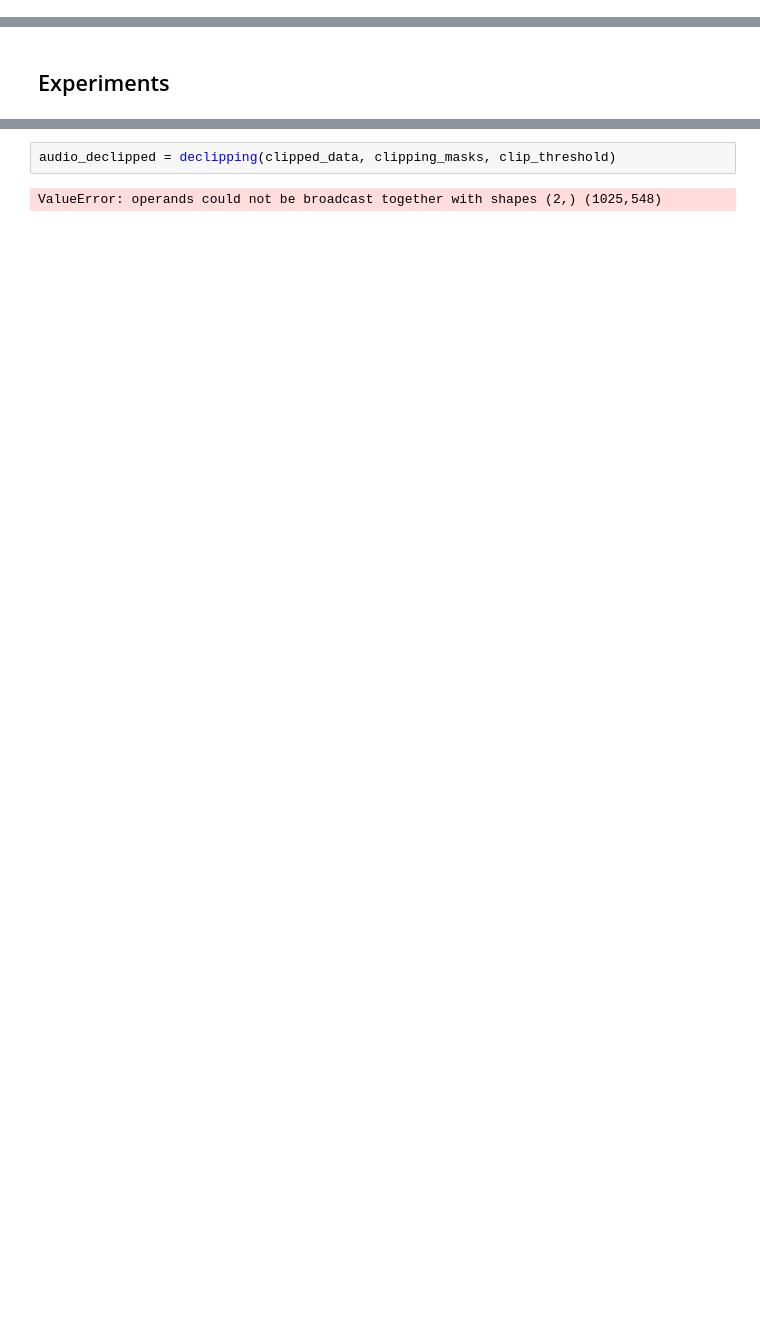
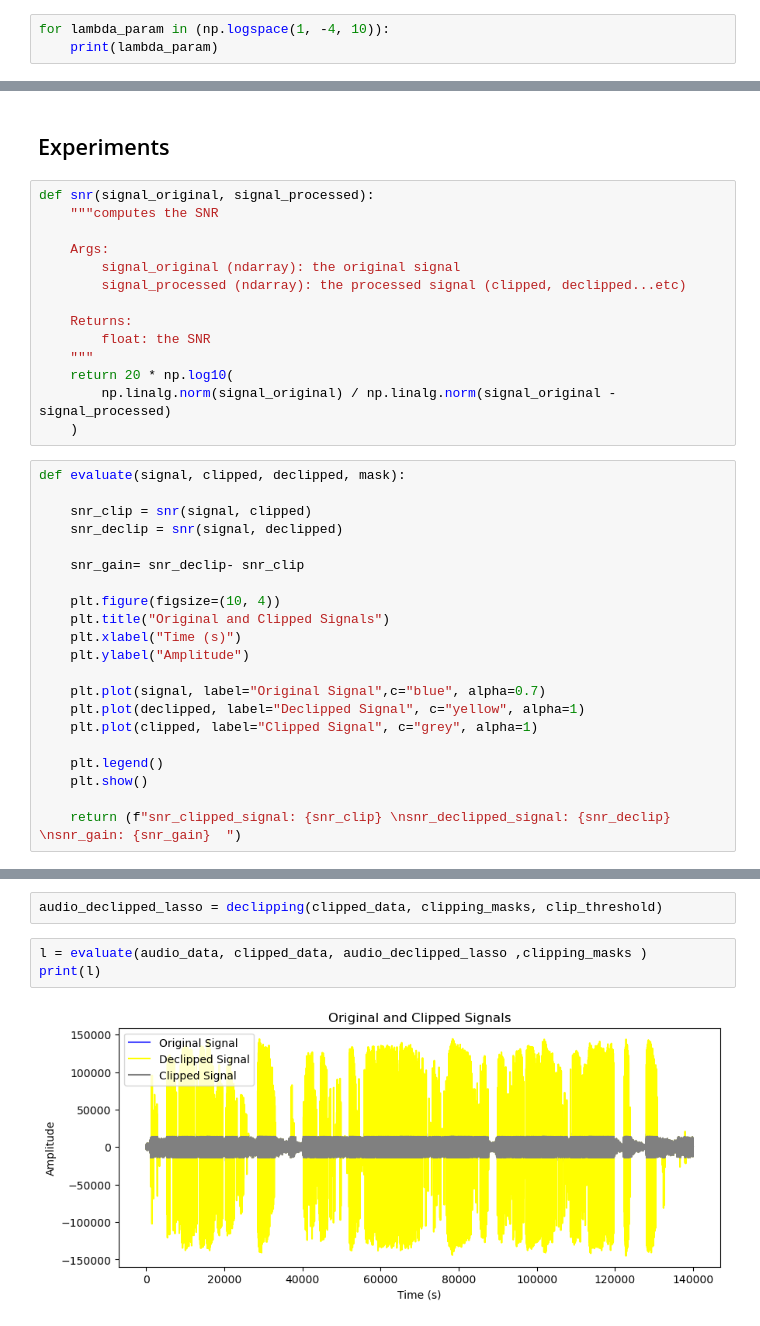
Before and after one commit to jacobo-r/Signal_Processing, a Jupyter notebook: PROJECT.ipynb, the cells around one changed output, grey strips where cells are left out. Drawn from its saved outputs; the diff is of its cells as text; blank space fills up the shorter version.

```diff
--- a/PROJECT.ipynb
+++ b/PROJECT.ipynb
@@ -219,0 +250,3 @@ Gabor = GaborTransform(sampling_rate, length_data)
+# %%
+for lambda_param in (np.logspace(1, -4, 10)):
+    print(lambda_param)
@@ -260,3 +316,38 @@ def declipping(audio_clipped, clipping_masks, clip_threshold, shrinkage=lasso, m
     return audio_declipped
 # %% [markdown]
 ## Experiments
+# %%
+def snr(signal_original, signal_processed):
+    """computes the SNR
+
+    Args:
+        signal_original (ndarray): the original signal
+        signal_processed (ndarray): the processed signal (clipped, declipped...etc)
+
+    Returns:
+        float: the SNR
+    """
+    return 20 * np.log10(
+        np.linalg.norm(signal_original) / np.linalg.norm(signal_original - signal_processed)
+    )
+# %%
+def evaluate(signal, clipped, declipped, mask):
+
+    snr_clip = snr(signal, clipped)
+    snr_declip = snr(signal, declipped)
+
+    snr_gain= snr_declip- snr_clip
+
+    plt.figure(figsize=(10, 4))
+    plt.title("Original and Clipped Signals")
+    plt.xlabel("Time (s)")
+    plt.ylabel("Amplitude")
+
+    plt.plot(signal, label="Original Signal",c="blue", alpha=0.7)
+    plt.plot(declipped, label="Declipped Signal", c="yellow", alpha=1)
+    plt.plot(clipped, label="Clipped Signal", c="grey", alpha=1)
+
+    plt.legend()
+    plt.show()
+
+    return (f"snr_clipped_signal: {snr_clip} \nsnr_declipped_signal: {snr_declip} \nsnr_gain: {snr_gain}  ")
@@ -263,4 +365,7 @@ def declipping(audio_clipped, clipping_masks, clip_threshold, shrinkage=lasso, m
 # %%
-audio_declipped = declipping(clipped_data, clipping_masks, clip_threshold)
+audio_declipped_lasso = declipping(clipped_data, clipping_masks, clip_threshold)
-# %% [output]
-ValueError: operands could not be broadcast together with shapes (2,) (1025,548)
+# %%
+l = evaluate(audio_data, clipped_data, audio_declipped_lasso ,clipping_masks )
+print(l)
+# %% [output]
+[figure, added]
```
Also changed, not shown: parts of 40 cells of this notebook.
